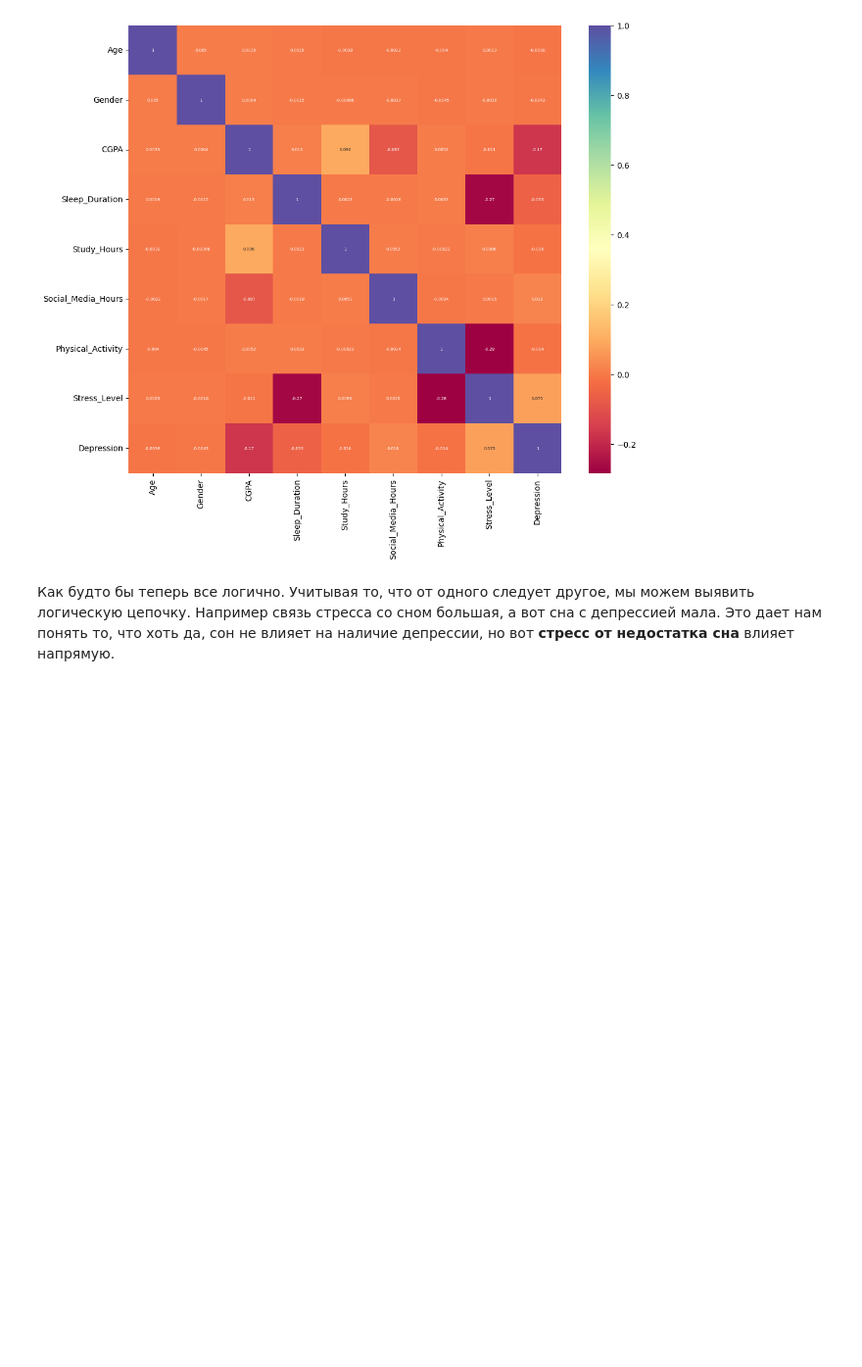
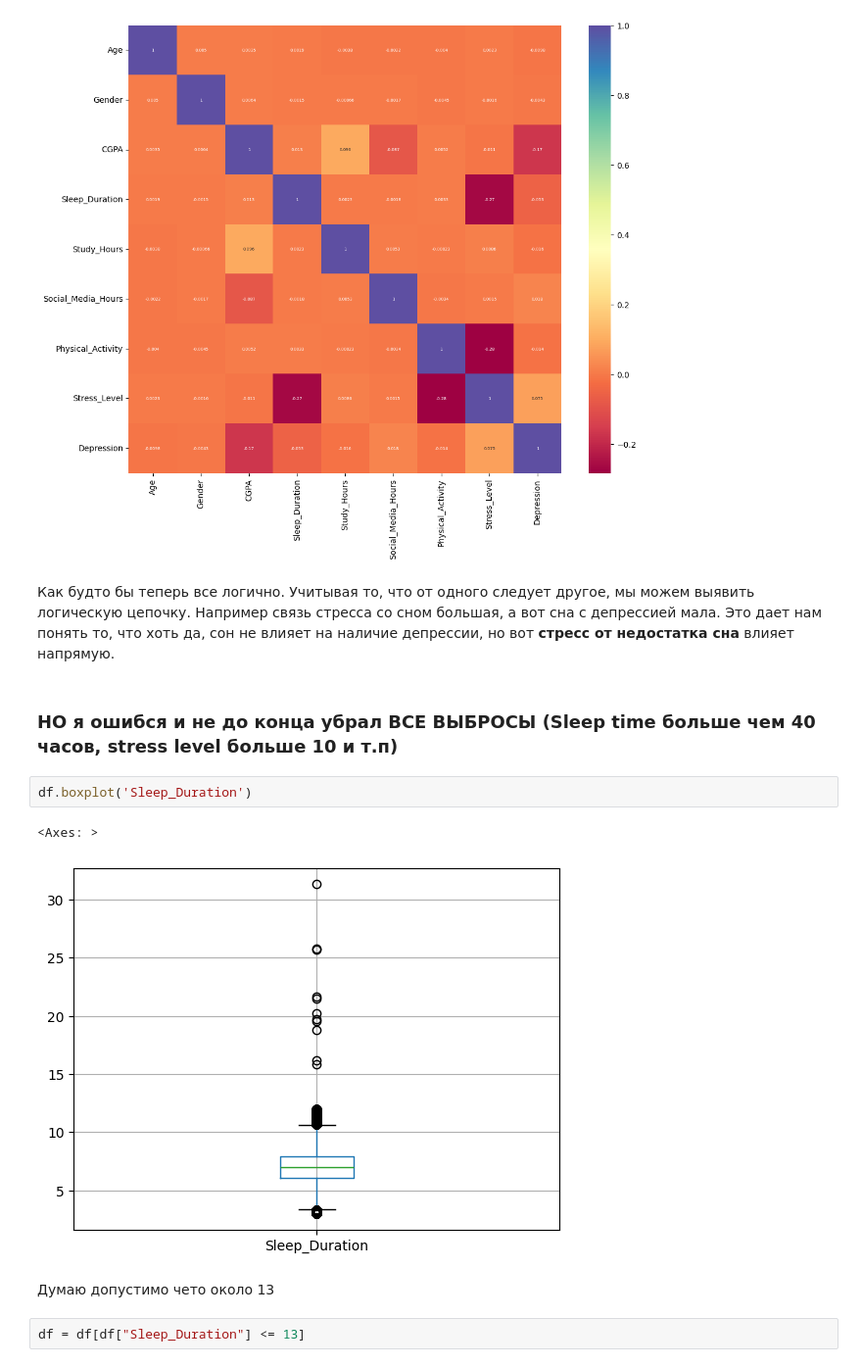
Before and after one commit to ager-afk/datasetwork, a Jupyter notebook: Липатникова WINTER ARC/анализ десперсии.ipynb, the cells around one changed output. Shown at 98% size. Saved outputs shown, nothing was run; the diff lists cells and outputs as text; blank space fills up the shorter version.

```diff
--- a/Липатникова WINTER ARC/анализ десперсии.ipynb
+++ b/Липатникова WINTER ARC/анализ десперсии.ipynb
@@ -584,3 +584,14 @@ plt.show()
 [figure]
 # %% [markdown]
 Как будто бы теперь все логично. Учитывая то, что от одного следует другое, мы можем выявить логическую цепочку. Например связь стресса со сном большая, а вот сна с депрессией мала. Это дает нам понять то, что хоть да, сон не влияет на наличие депрессии, но вот **стресс от недостатка сна** влияет напрямую.
+# %% [markdown]
+### НО я ошибся и не до конца убрал ВСЕ ВЫБРОСЫ (Sleep time больше чем 40 часов, stress level больше 10 и т.п)
+# %%
+df.boxplot('Sleep_Duration')
+# %% [output]
+<Axes: >
+[figure, added]
+# %% [markdown]
+Думаю допустимо чето около 13
+# %%
+df = df[df["Sleep_Duration"] <= 13]
```
Also changed, not shown: parts of 28 cells of this notebook.
